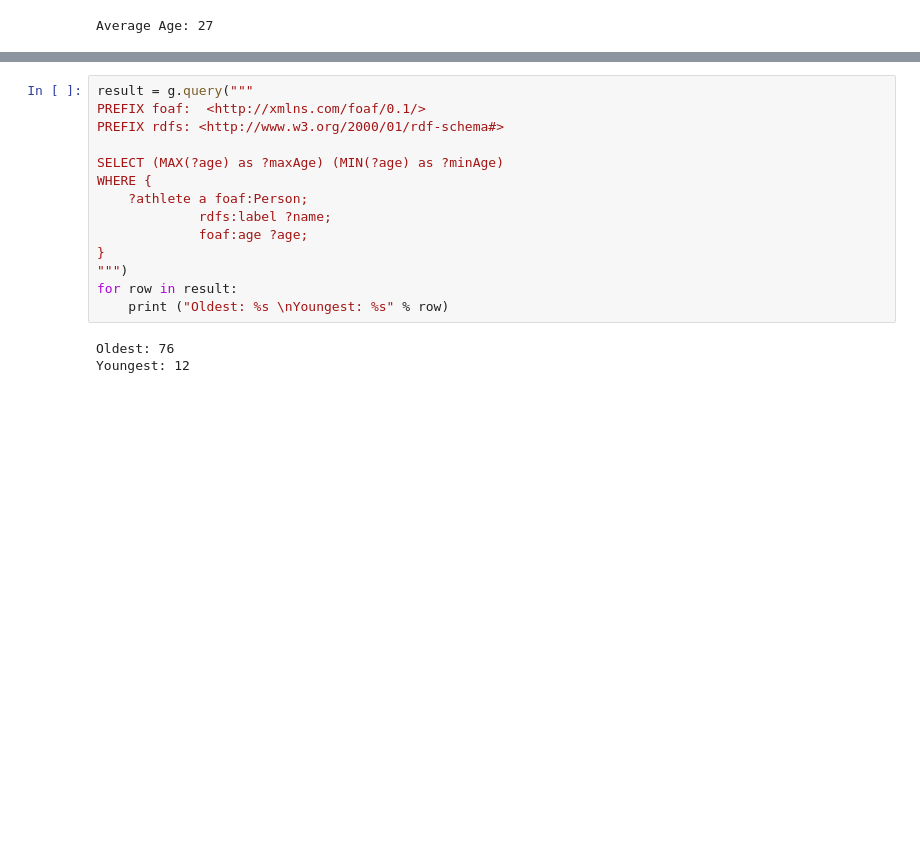
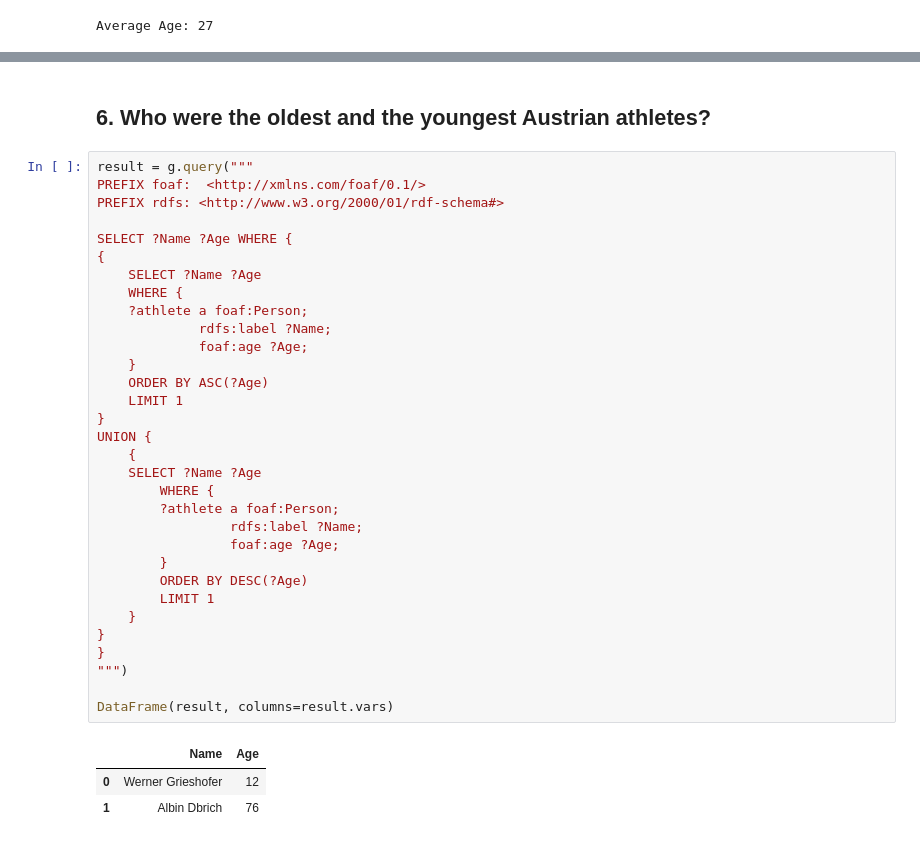
Before and after one commit to gunharth/120-years-of-Olympic-history, a Jupyter notebook: 01_Athletes.ipynb, the cells around one changed output, grey strips where cells are left out. Saved outputs shown, nothing was run; the diff lists cells and outputs as text; blank space fills up the shorter version.

```diff
--- a/01_Athletes.ipynb
+++ b/01_Athletes.ipynb
@@ -156,17 +191,38 @@ Average Age: 27
+# %% [markdown]
+## 6. Who were the oldest and the youngest Austrian athletes?
 # %%
 result = g.query("""
 PREFIX foaf:  <http://xmlns.com/foaf/0.1/>
 PREFIX rdfs: <http://www.w3.org/2000/01/rdf-schema#>
 
-SELECT (MAX(?age) as ?maxAge) (MIN(?age) as ?minAge)
-WHERE {
+SELECT ?Name ?Age WHERE {
+{
+    SELECT ?Name ?Age
+    WHERE {
     ?athlete a foaf:Person;
-             rdfs:label ?name;
-             foaf:age ?age;
+             rdfs:label ?Name;
+             foaf:age ?Age;
+    }
+    ORDER BY ASC(?Age)
+    LIMIT 1
+}
+UNION {
+    {
+    SELECT ?Name ?Age
+        WHERE {
+        ?athlete a foaf:Person;
+                 rdfs:label ?Name;
+                 foaf:age ?Age;
+        }
+        ORDER BY DESC(?Age)
+        LIMIT 1
+    }
+}
 }
 """)
-for row in result:
-    print ("Oldest: %s \nYoungest: %s" % row)
+
+DataFrame(result, columns=result.vars)
 # %% [output]
-Oldest: 76
-Youngest: 12
+|  | Name | Age |
+| 0 | Werner Grieshofer | 12 |
+| 1 | Albin Dbrich | 76 |
```
Also changed, not shown: parts of 14 cells of this notebook, 4 other files.
